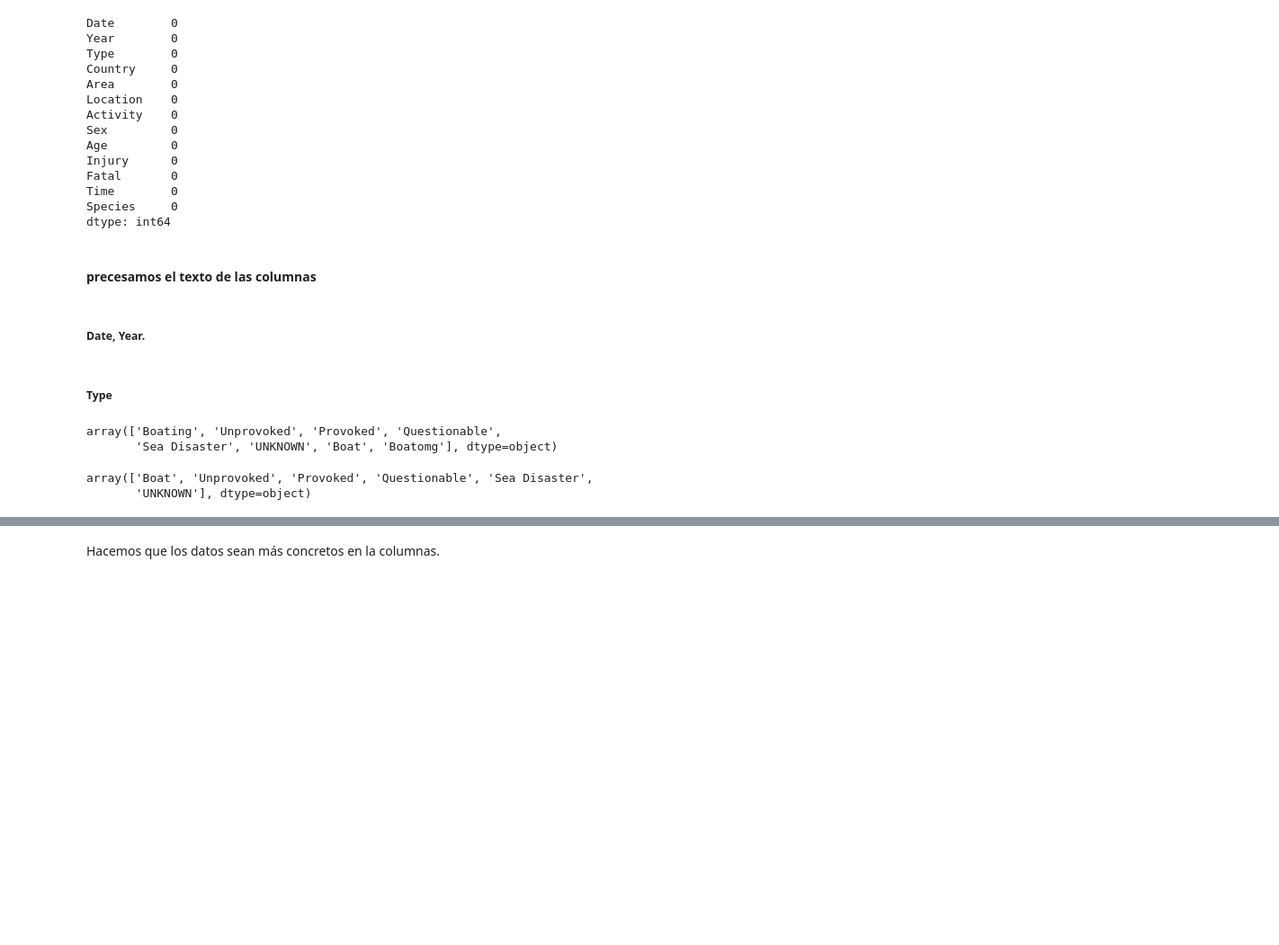
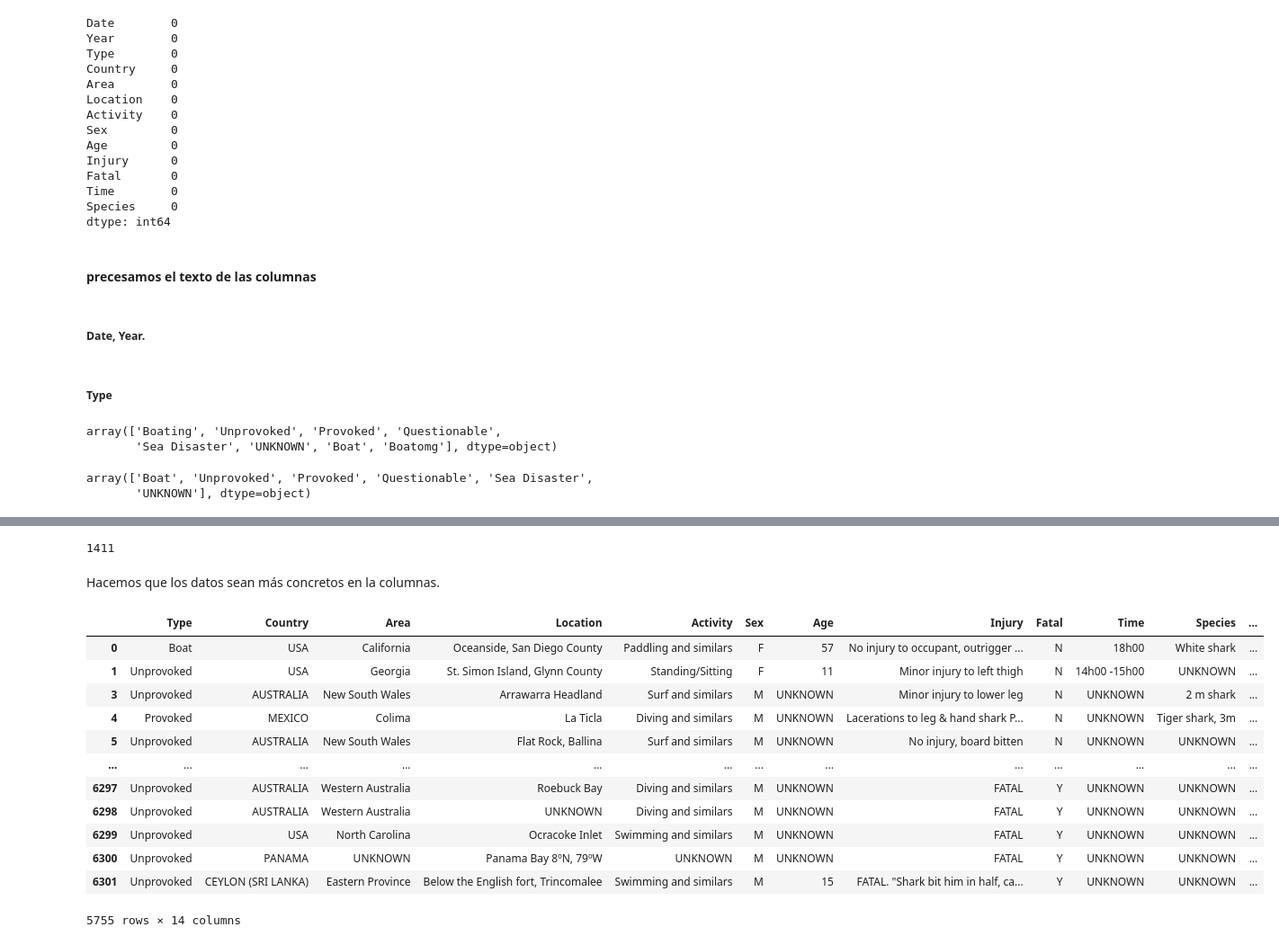
Before and after one commit to data2021oct/sharks, a Jupyter notebook: limpieza.ipynb, the cells around one changed output, grey strips where cells are left out. Shown: that part at 90% size. Saved outputs shown, nothing was run; the diff lists cells and outputs as text; code cells hidden in the pictures; blank space fills up the shorter version.

```diff
--- a/limpieza.ipynb
+++ b/limpieza.ipynb
@@ -286,0 +387,43 @@ sharks[["Type","Activity","Injury"]][(sharks.Type != "Boat")].sample(50)
+# %%
+len(list(sharks.Species.unique())) #1493
+sharks.Species = sharks.Species.str.strip()
+# %%
+sharks["Species_02"] = sharks["Species"].str.replace(".*[Uu](NKNOW|nknow).*","UNKNOWN",regex = True)
+sharks["Species_02"] = sharks["Species"].str.replace(".*[Ww](HITE|hite).*","White",regex = True)
+sharks["Species_02"] = sharks["Species"].str.replace(".*[Tt](iger|IGER).*","Tiger",regex = True)
+sharks["Species_02"] = sharks["Species"].str.replace(".*[Ll](emon|EMON).*","Lemon",regex = True)
+sharks["Species_02"] = sharks["Species"].str.replace(".*[Bb](UL|ul).*","Bull",regex = True)
+sharks["Species_02"] = sharks["Species"].str.replace(".*[Nn](URSE|urse).*","Nurse",regex = True)
+sharks["Species_02"] = sharks["Species"].str.replace(".*[Ss](pin|PIN).*","Spinner",regex = True)
+sharks["Species_02"] = sharks["Species"].str.replace(".*[Hh](ammer|AMMER).*","Hammerhead",regex = True)
+sharks["Species_02"] = sharks["Species"].str.replace(".*[Ll](UE|ue).*","Blue",regex = True)
+sharks["Species_02"] = sharks["Species"].str.replace(".*[Mm](ako|AKO).*","Mako",regex = True)
+sharks["Species_02"] = sharks["Species"].str.replace(".*[Bb](lacktip|LACKTIP).*","Blacktip",regex = True)
+sharks["Species_02"] = sharks["Species"].str.replace(".*[Ww](obbegong|OBBEGONG).*","Wobbegong",regex = True)
+sharks["Species_02"] = sharks["Species"].str.replace(".*[Rr](eef|EEF).*","Reef",regex = True)
+sharks["Species_02"] = sharks["Species"].str.replace(".*[Bb](ronze|RONZE).[Ww](haler|HALER).*","Bronze whaler",regex = True)
+sharks["Species_02"] = sharks["Species"].str.replace(".*[Rr](agged|AGGED).*","Raggedtooth",regex = True)
+sharks["Species_02"] = sharks["Species"].str.replace(".*[Ss](and|and).*","Sandbar",regex = True)
+sharks["Species_02"] = sharks["Species"].str.replace(".*[Gg](R(A|E)Y|r(a|e)y).*","Grey",regex = True)
+sharks["Species_02"] = sharks["Species"].str.replace(".*[Ww](HALE|hale)\s.*","Whale",regex = True)
+sharks["Species_02"] = sharks["Species"].str.replace(".*[Zz](ambe|AMBE).*","Zambesi",regex = True)
+sharks["Species_02"] = sharks["Species"].str.replace(".*[Bb](LACK|lack).[T|t].*","Blacktip",regex = True)
+sharks["Species_02"] = sharks["Species"].str.replace(".*\d.*","UNKNOWN",regex = True)
+sharks["Species_02"] = sharks["Species"].str.replace(".*[Uu](niden|NIDEN).*","UNKNOWN",regex = True)
+sharks["Species_02"] = sharks["Species"].str.replace(".*[Ss](mall|MALL)\s.*","UNKNOWN",regex = True)
+sharks["Species_02"] = sharks["Species"].str.replace(".*[Ll](ittle|ITTLE)\s.*","UNKNOWN",regex = True)
+sharks["Species_02"] = sharks["Species"].str.replace(".*[Jj](uvenile|UVENILE).*","UNKNOWN",regex = True)
+sharks["Species_02"] = sharks["Species"].str.replace(".*[Yy](oung|OUNG).*","UNKNOWN",regex = True)
+sharks["Species_02"] = sharks["Species"].str.replace(".*[Ll](ARGE|arge).*","UNKNOWN",regex = True)
+sharks["Species_02"] = sharks["Species"].str.replace(".*[Uu](NKNOW|nknow).*","UNKNOWN",regex = True)
+sharks["Species_02"] = sharks["Species"].str.replace(".*[Rr](ecover|ECOVER).*","UNKNOWN",regex = True)
+sharks["Species_02"] = sharks["Species"].str.replace(".*[Ss](chool|CHOOL).*","School",regex = True)
+sharks["Species_02"] = sharks["Species"].str.replace(".*[Pp](ack|ACK)\s.*","School",regex = True)
+sharks["Species_02"] = sharks["Species"].str.replace(".*[Nn](UMBER|umber).*","School",regex = True)
+sharks["Species_02"] = sharks["Species"].str.replace(".*[Ss](EVERAL|everal).*","School",regex = True)
+sharks["Species_02"] = sharks["Species"].str.replace(".*[Ss](hark|HARK).*","Other",regex = True)
+sharks["Species_02"] = sharks["Species"].str.replace(".*[Cc].\s.*","Other",regex = True)
+sharks["Species_02"] = sharks["Species"].str.replace(".*[Ss](hovel|HOVEL).*","Other",regex = True)
+#sharks["Species"] = sharks["Species"].replace("''","UNKNOWN",inplace = True)
+
+#Wobbegong
@@ -287,3 +467,7 @@ sharks[["Type","Activity","Injury"]][(sharks.Type != "Boat")].sample(50)
+# %%
+len(list(sharks.Species.unique()))
+# %% [output]
+1411
 # %% [markdown]
 Hacemos que los datos sean más concretos en la columnas.
 # %%
@@ -298,0 +482,16 @@ Hacemos que los datos sean más concretos en la columnas.
+# %%
+sharks
+# %% [output]
+|  | Type | Country | Area | Location | Activity | Sex | Age | Injury | Fatal | Time | Species | ... |
+| 0 | Boat | USA | California | Oceanside, San Diego County | Paddling and similars | F | 57 | No injury to occupant, outrigger ... | N | 18h00 | White shark | ... |
+| 1 | Unprovoked | USA | Georgia | St. Simon Island, Glynn County | Standing/Sitting | F | 11 | Minor injury to left thigh | N | 14h00 -15h00 | UNKNOWN | ... |
+| 3 | Unprovoked | AUSTRALIA | New South Wales | Arrawarra Headland | Surf and similars | M | UNKNOWN | Minor injury to lower leg | N | UNKNOWN | 2 m shark | ... |
+| 4 | Provoked | MEXICO | Colima | La Ticla | Diving and similars | M | UNKNOWN | Lacerations to leg & hand shark P... | N | UNKNOWN | Tiger shark, 3m | ... |
+| 5 | Unprovoked | AUSTRALIA | New South Wales | Flat Rock, Ballina | Surf and similars | M | UNKNOWN | No injury, board bitten | N | UNKNOWN | UNKNOWN | ... |
+| ... | ... | ... | ... | ... | ... | ... | ... | ... | ... | ... | ... | ... |
+| 6297 | Unprovoked | AUSTRALIA | Western Australia | Roebuck Bay | Diving and similars | M | UNKNOWN | FATAL | Y | UNKNOWN | UNKNOWN | ... |
+| 6298 | Unprovoked | AUSTRALIA | Western Australia | UNKNOWN | Diving and similars | M | UNKNOWN | FATAL | Y | UNKNOWN | UNKNOWN | ... |
+| 6299 | Unprovoked | USA | North Carolina | Ocracoke Inlet | Swimming and similars | M | UNKNOWN | FATAL | Y | UNKNOWN | UNKNOWN | ... |
+| 6300 | Unprovoked | PANAMA | UNKNOWN | Panama Bay 8ºN, 79ºW | UNKNOWN | M | UNKNOWN | FATAL | Y | UNKNOWN | UNKNOWN | ... |
+| 6301 | Unprovoked | CEYLON (SRI LANKA) | Eastern Province | Below the English fort, Trincomalee | Swimming and similars | M | 15 | FATAL. "Shark bit him in half, ca... | Y | UNKNOWN | UNKNOWN | ... |
+5755 rows × 14 columns
```
Also changed, not shown: parts of 18 cells of this notebook, 2 other files.
